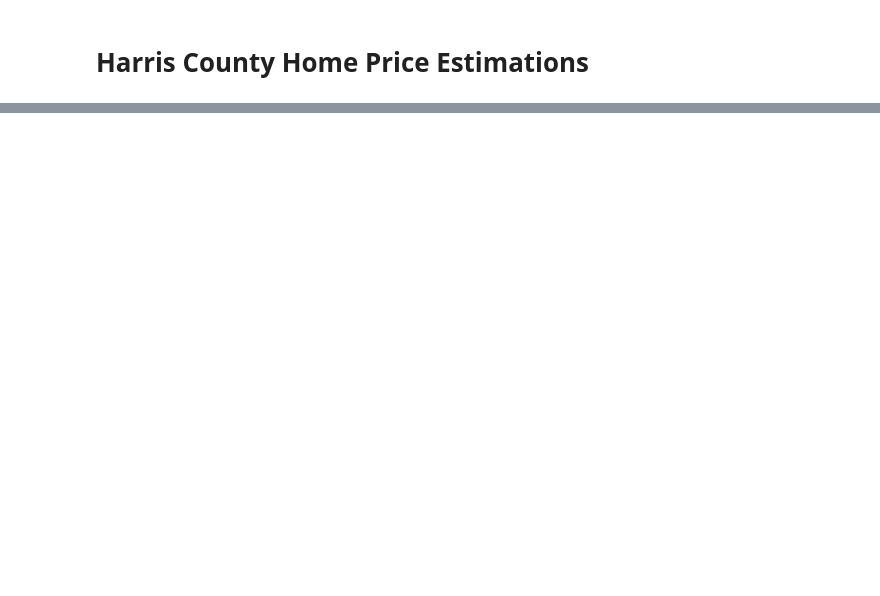
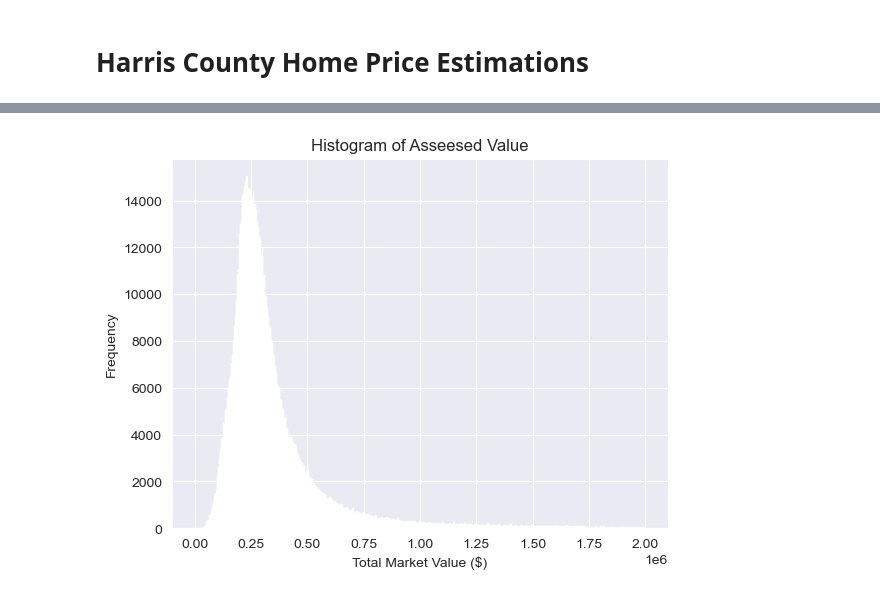
Before and after one commit to PorkChopExpress86/HouseProtestValues, a Jupyter notebook: HouseValues.ipynb, the cells around one changed output, grey strips where cells are left out. Cells and saved outputs as stored; diff of their text form; code cells hidden in the pictures; blank space fills up the shorter version.

```diff
--- a/HouseValues.ipynb
+++ b/HouseValues.ipynb
@@ -67,3 +110,11 @@ print(f"x_categorical{all_df[x_categorical].shape} | x_continuous {all_df[x_cont
+# %%
+plt.hist(reduced_df['assessed_val'], bins='auto')
+plt.xlabel('Total Market Value ($)')
+plt.ylabel('Frequency')
+plt.title('Histogram of Assessed Value')
+plt.show()
+# %% [output]
+[figure, added]
 # %%
 all_df[x_categorical].head()
 # %%
```
Also changed, not shown: parts of 17 cells of this notebook.
